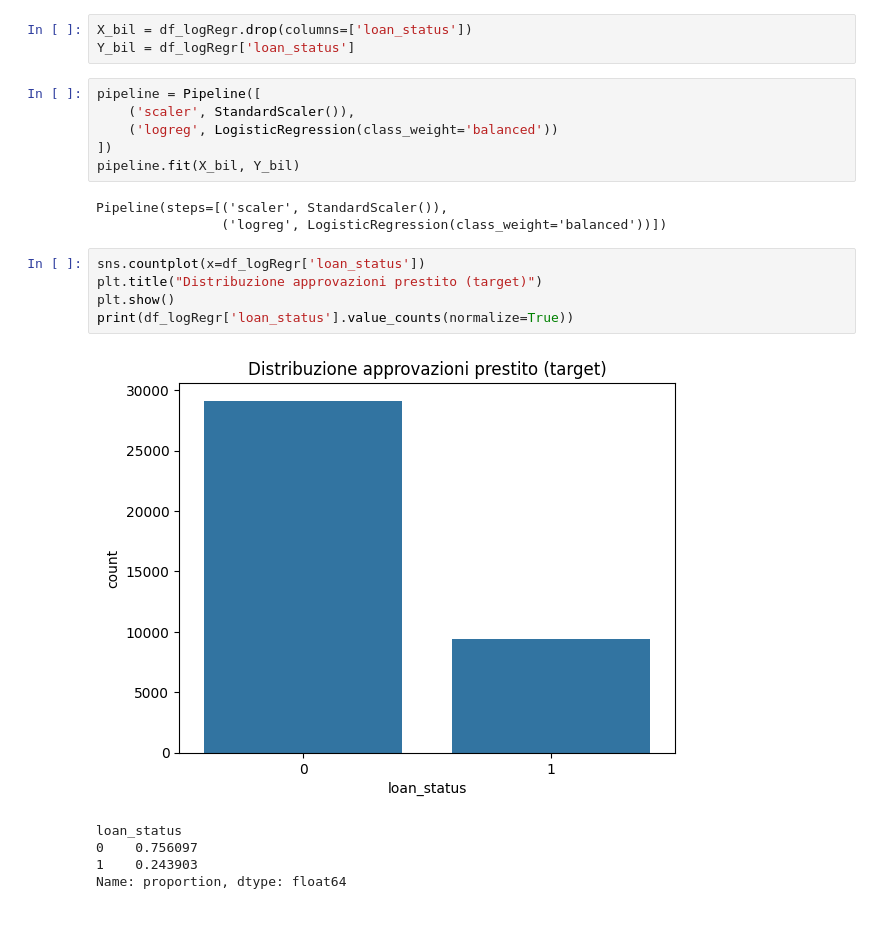
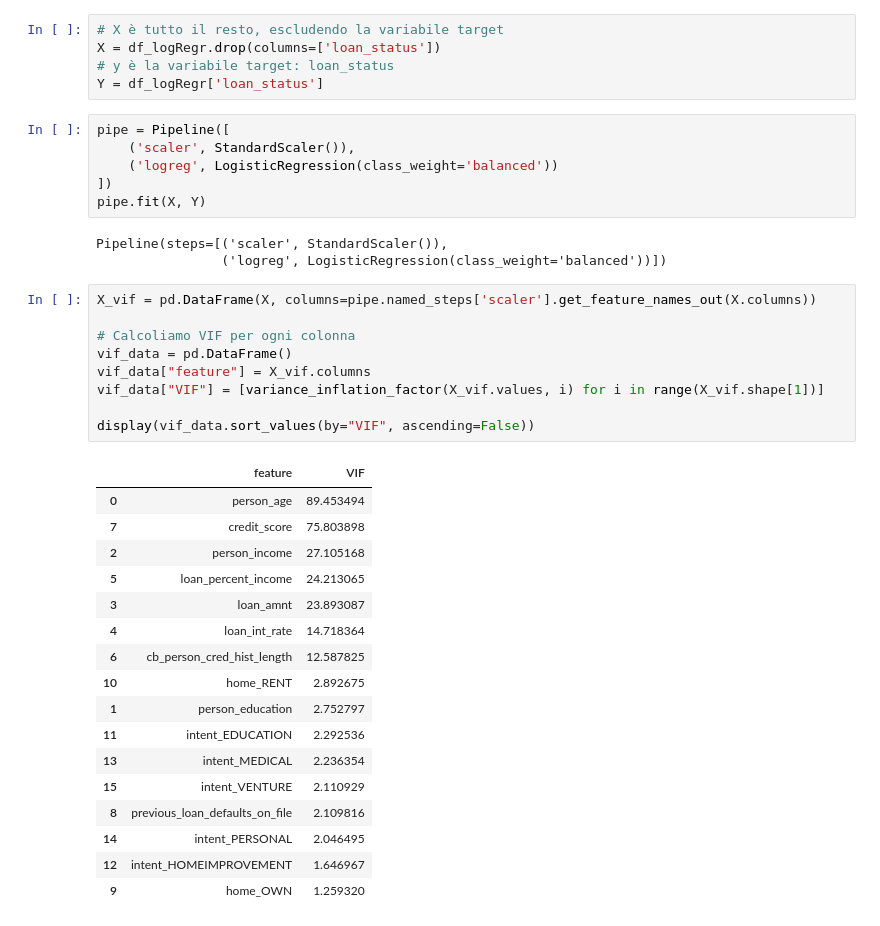
Before and after one commit to FrancescaCola/CustomerScoring, a Jupyter notebook: LogisticRegression.ipynb, the cells around one changed output. Cells and saved outputs as stored; diff of their text form.

```diff
--- a/LogisticRegression.ipynb
+++ b/LogisticRegression.ipynb
@@ -54,25 +58,43 @@ df_logRegr
 # %% [markdown]
 # Standardizzazione Variabile 'loan_status'
 # %%
-X_bil = df_logRegr.drop(columns=['loan_status'])
-Y_bil = df_logRegr['loan_status']
+# X è tutto il resto, escludendo la variabile target
+X = df_logRegr.drop(columns=['loan_status'])
+# y è la variabile target: loan_status
+Y = df_logRegr['loan_status']
 # %%
-pipeline = Pipeline([
+pipe = Pipeline([
     ('scaler', StandardScaler()),
     ('logreg', LogisticRegression(class_weight='balanced'))
 ])
-pipeline.fit(X_bil, Y_bil)
+pipe.fit(X, Y)
 # %% [output]
 Pipeline(steps=[('scaler', StandardScaler()),
                 ('logreg', LogisticRegression(class_weight='balanced'))])
-# %%
-sns.countplot(x=df_logRegr['loan_status'])
-plt.title("Distribuzione approvazioni prestito (target)")
-plt.show()
-print(df_logRegr['loan_status'].value_counts(normalize=True))
-# %% [output]
-[figure, removed]
-loan_status
-0    0.756097
-1    0.243903
-Name: proportion, dtype: float64
+# %%
+X_vif = pd.DataFrame(X, columns=pipe.named_steps['scaler'].get_feature_names_out(X.columns))
+
+# Calcoliamo VIF per ogni colonna
+vif_data = pd.DataFrame()
+vif_data["feature"] = X_vif.columns
+vif_data["VIF"] = [variance_inflation_factor(X_vif.values, i) for i in range(X_vif.shape[1])]
+
+display(vif_data.sort_values(by="VIF", ascending=False))
+# %% [output]
+|  | feature | VIF |
+| 0 | person_age | 89.453494 |
+| 7 | credit_score | 75.803898 |
+| 2 | person_income | 27.105168 |
+| 5 | loan_percent_income | 24.213065 |
+| 3 | loan_amnt | 23.893087 |
+| 4 | loan_int_rate | 14.718364 |
+| 6 | cb_person_cred_hist_length | 12.587825 |
+| 10 | home_RENT | 2.892675 |
+| 1 | person_education | 2.752797 |
+| 11 | intent_EDUCATION | 2.292536 |
+| 13 | intent_MEDICAL | 2.236354 |
+| 15 | intent_VENTURE | 2.110929 |
+| 8 | previous_loan_defaults_on_file | 2.109816 |
+| 14 | intent_PERSONAL | 2.046495 |
+| 12 | intent_HOMEIMPROVEMENT | 1.646967 |
+| 9 | home_OWN | 1.259320 |
```
Also changed, not shown: parts of 17 cells of this notebook, 2 other files.
